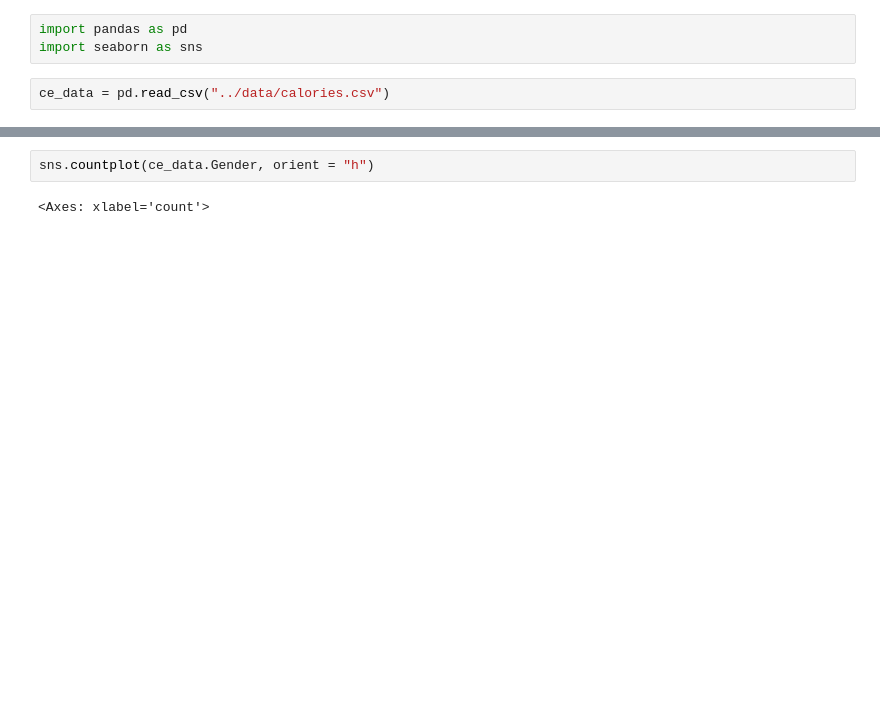
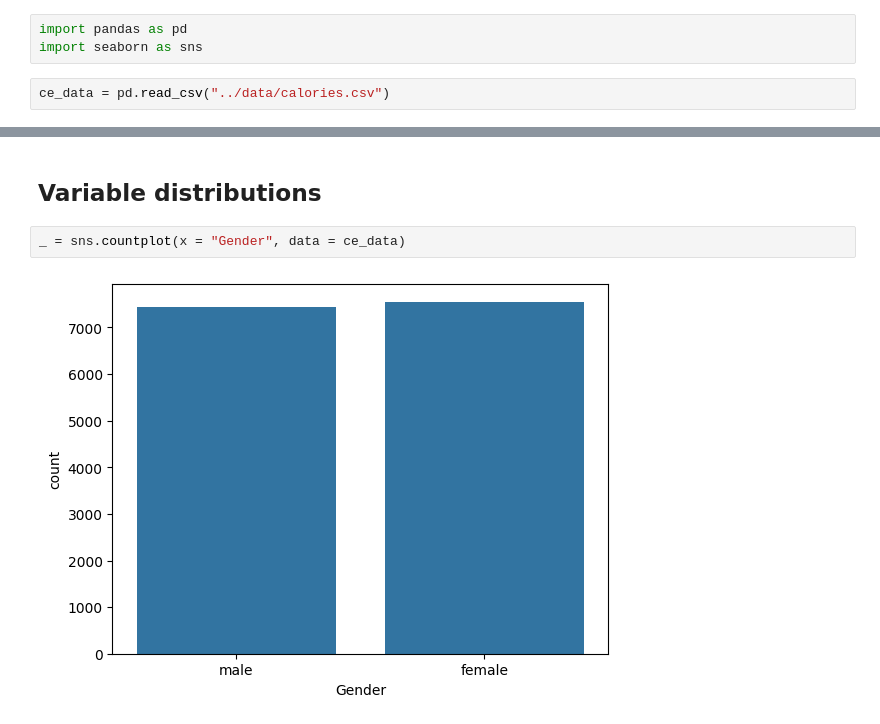
Before and after one commit to Mkranj/ML_calories_burned, a Jupyter notebook: scripts/eda.ipynb, the cells around one changed output, grey strips where cells are left out. Saved outputs shown, nothing was run; the diff lists cells and outputs as text; blank space fills up the shorter version.

Commit message:
add summary table and plot all variables

```diff
--- a/scripts/eda.ipynb
+++ b/scripts/eda.ipynb
@@ -20,4 +29,6 @@ sns.barplot(ce_data.Gender)
+# %% [markdown]
+## Variable distributions
 # %%
-sns.countplot(ce_data.Gender, orient = "h")
+_ = sns.countplot(x = "Gender", data = ce_data)
 # %% [output]
-<Axes: xlabel='count'>
+[figure, added]
```
Also changed, not shown: parts of 14 cells of this notebook.
